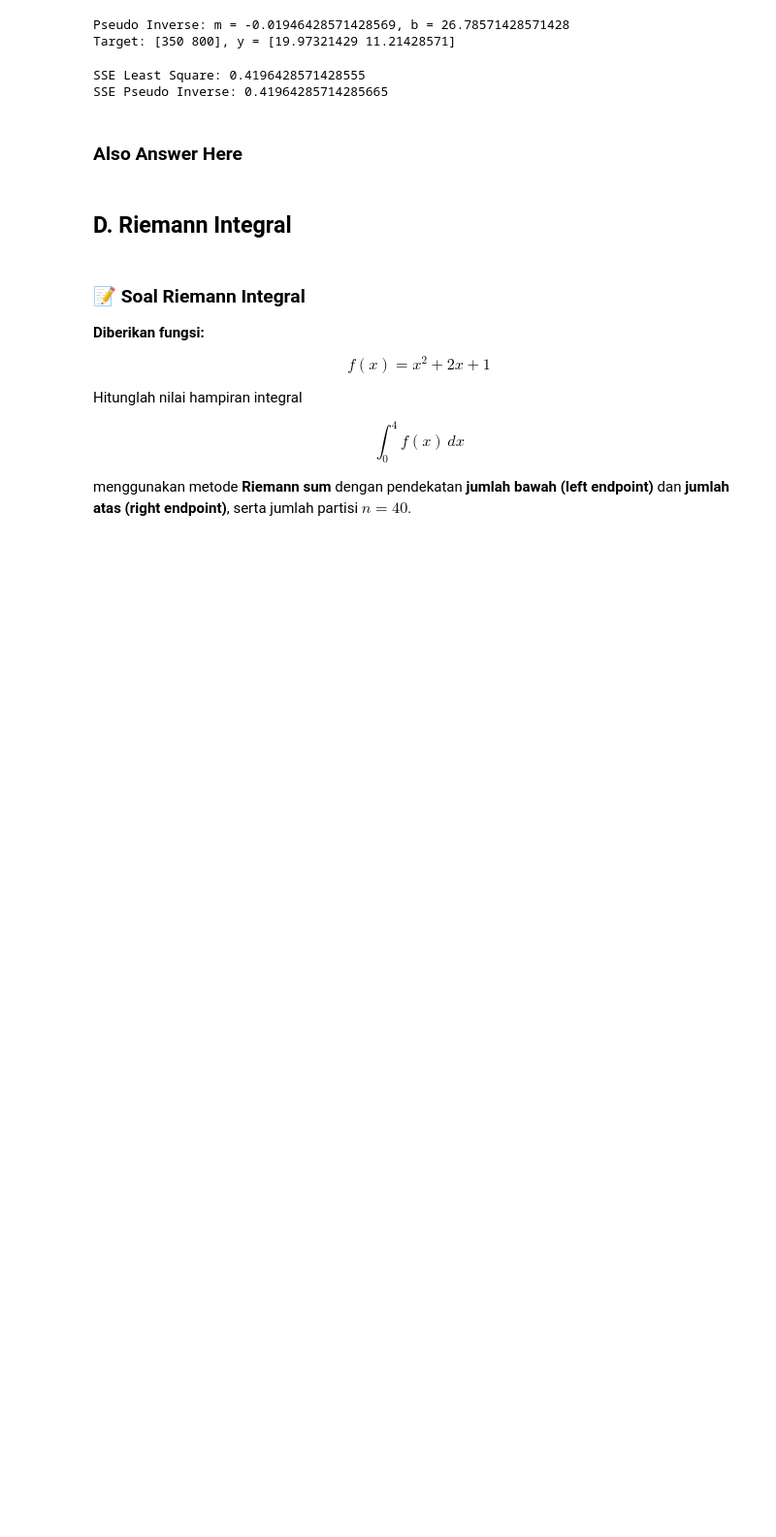
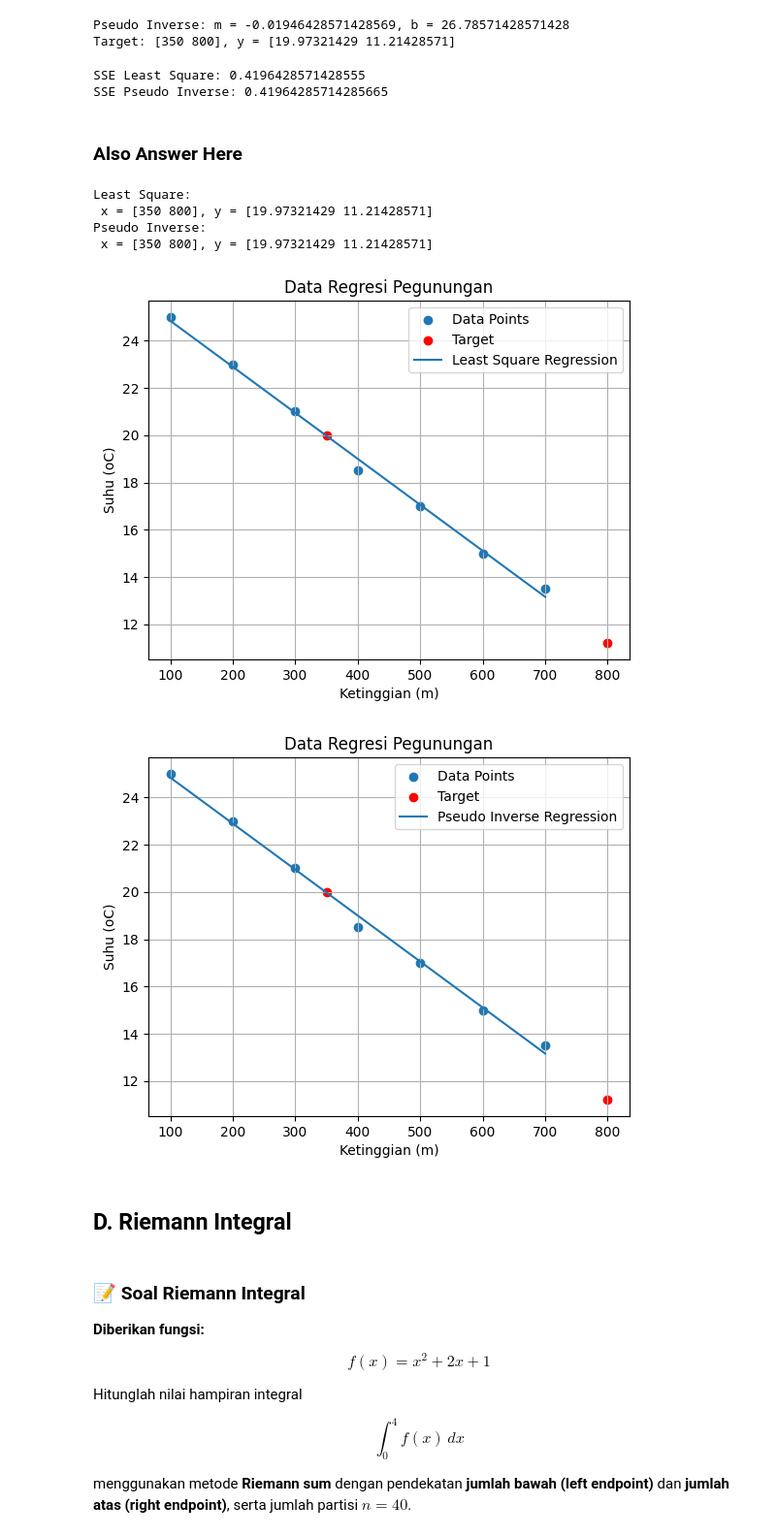
Before and after one commit to Mycticount-X/Scientific-Computing-MC-S25, a Jupyter notebook: Soal_Pre_Quiz_SciComp.ipynb, the cells around one changed output. Shown at 97% size. Drawn from its saved outputs; the diff is of its cells as text; code cells hidden in the pictures; blank space fills up the shorter version.

Commit message:
Try No AI Regression

```diff
--- a/Soal_Pre_Quiz_SciComp.ipynb
+++ b/Soal_Pre_Quiz_SciComp.ipynb
@@ -478,6 +478,63 @@ SSE Least Square: 0.4196428571428555
 SSE Pseudo Inverse: 0.41964285714285665
 # %% [markdown]
 ### **Also Answer Here**
+# %%
+def Mikhail_LS (x, y):
+    X = np.vstack([x, np.ones(len(x))]).T
+    beta = np.linalg.inv(X.T @ X) @ X.T @ y
+    m, b = beta
+    return m, b
+
+def Mikhail_Pinv (x, y):
+    X = np.vstack([x, np.ones(len(x))]).T
+    beta = np.linalg.pinv(X) @ y
+    m, b = beta
+    return m, b
+
+mls, bls = Mikhail_LS (x, y)
+mpv, bpv = Mikhail_Pinv (x, y)
+
+target_ls = mls * target + bls
+target_pv = mpv * target + bpv
+
+print(f"Least Square:\n x = {target}, y = {target_ls}")
+print(f"Pseudo Inverse:\n x = {target}, y = {target_pv}")
+# %% [output]
+Least Square:
+ x = [350 800], y = [19.97321429 11.21428571]
+Pseudo Inverse:
+ x = [350 800], y = [19.97321429 11.21428571]
+# %%
+x_dense = np.linspace(x.min(), x.max(), 1000)
+y_dense_lin = mls * x_dense + bls
+y_dense_pv = mpv * x_dense + bpv
+
+# Least Square
+plt.scatter(x,y, label="Data Points")
+plt.scatter(target, target_ls, label="Target", color="red")
+plt.plot(x_dense, y_dense_lin, label="Least Square Regression")
+
+plt.title("Data Regresi Pegunungan")
+plt.xlabel("Ketinggian (m)")
+plt.ylabel("Suhu (oC)")
+plt.legend()
+plt.grid(True)
+plt.show()
+
+# Pseudo Inverse
+plt.scatter(x,y, label="Data Points")
+plt.scatter(target, target_pv, label="Target", color="red")
+plt.plot(x_dense, y_dense_pv, label="Pseudo Inverse Regression")
+
+plt.title("Data Regresi Pegunungan")
+plt.xlabel("Ketinggian (m)")
+plt.ylabel("Suhu (oC)")
+plt.legend()
+plt.grid(True)
+plt.show()
+# %% [output]
+[figure, added]
+[figure, added]
 # %% [markdown]
 ## **D. Riemann Integral**
 # %% [markdown]
```
